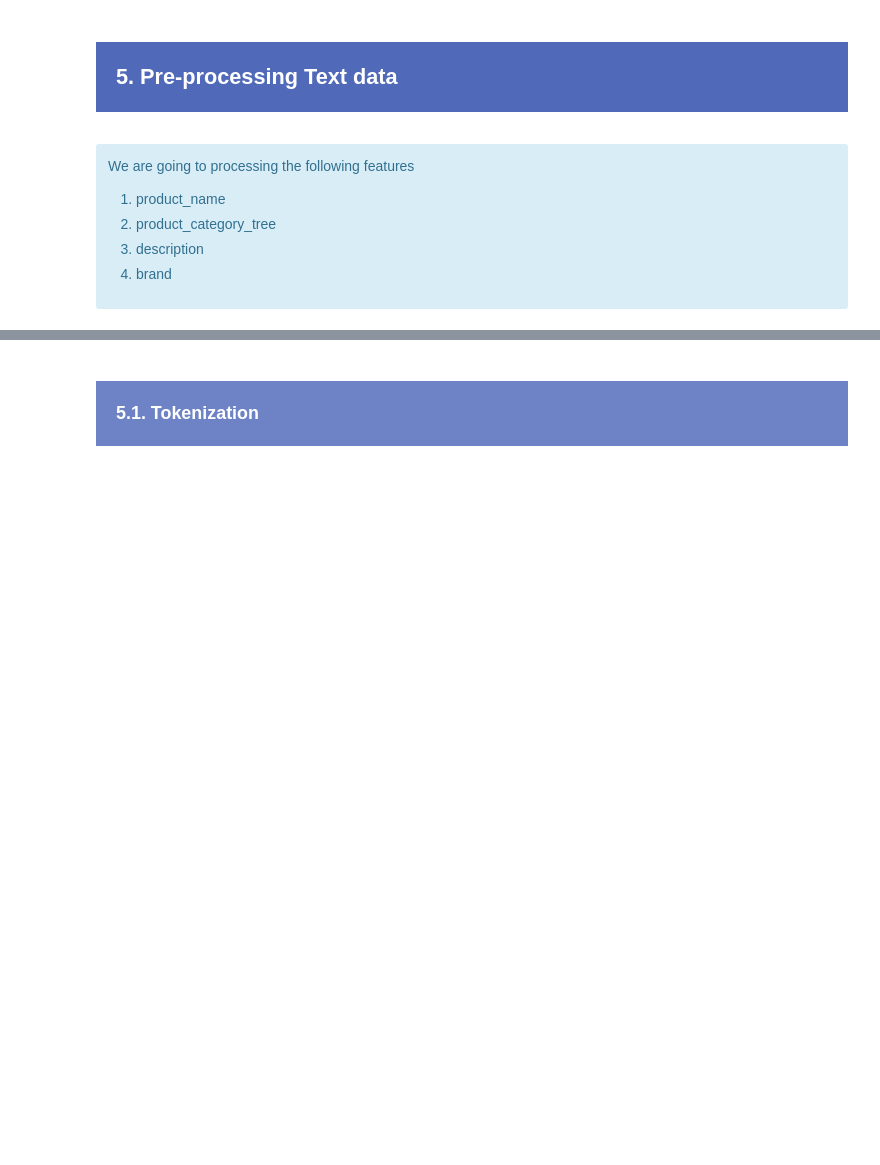
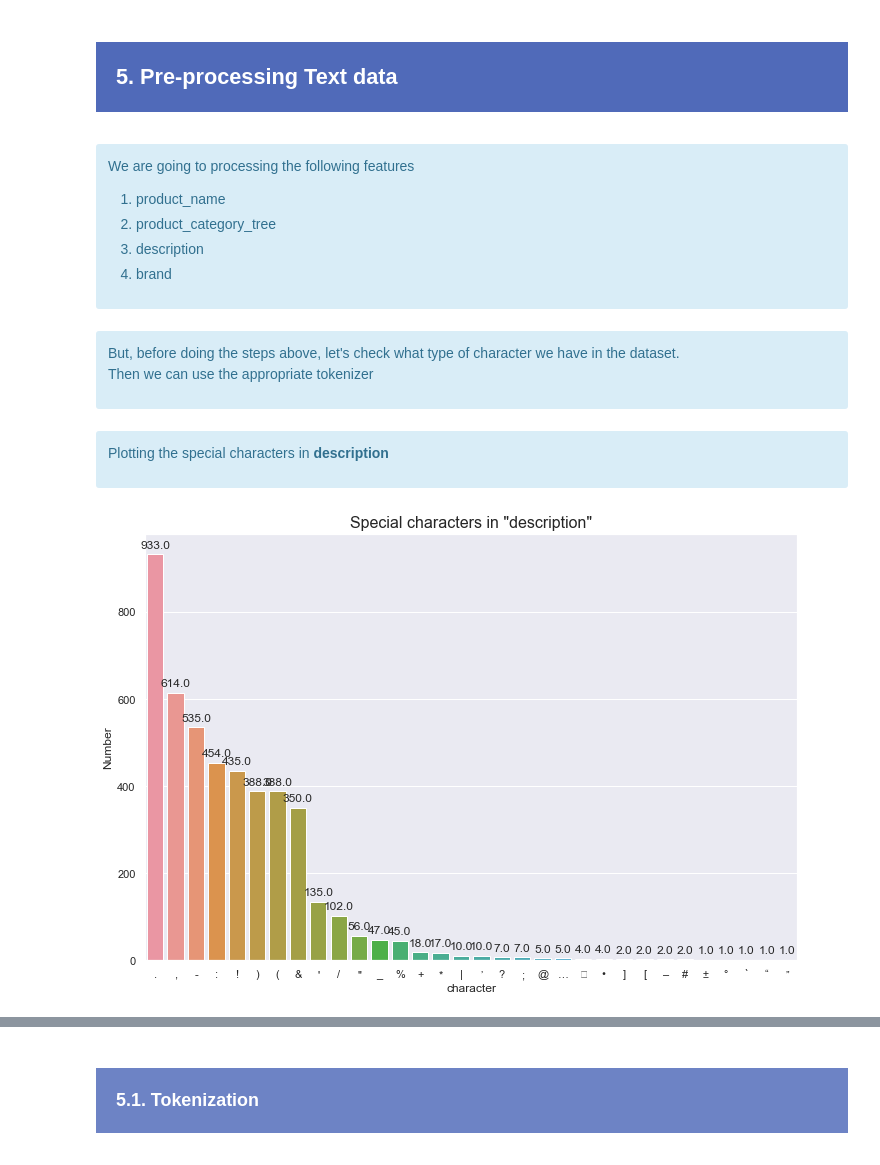
Before and after one commit to samirhinojosa/OC-P6-automatically-classify-consumer-goods, a Jupyter notebook: text_analysis_notebook.ipynb, the cells around one changed output, grey strips where cells are left out. Saved outputs shown, nothing was run; the diff lists cells and outputs as text; code cells hidden in the pictures; blank space fills up the shorter version.

```diff
--- a/text_analysis_notebook.ipynb
+++ b/text_analysis_notebook.ipynb
@@ -441,0 +449,4 @@ Detailed analysis of df_data dataset
+# %% [markdown]
+<div class="alert alert-block alert-info">
+    <p>But, before doing the steps above, let's check what type of character we have in the dataset.<br>Then we can use the appropriate tokenizer</p>
+</div>
@@ -441,0 +484,17 @@ Detailed analysis of df_data dataset
+# %% [markdown]
+<div class="alert alert-block alert-info">
+    <p>Plotting the special characters in <b>description</b></p>
+</div>
+# %%
+fig = plt.figure(figsize=(10, 7))
+plot = sns.barplot(x=df_description_special["character"], y=df_description_special["number"])
+for p in plot.patches:
+    plot.annotate(format(p.get_height(), ".1f"), (p.get_x() + p.get_width() / 2., p.get_height()),
+                    ha="center", va="center", xytext=(0, 9), textcoords="offset points")
+plt.ylabel("Number", size=12)
+plt.xlabel("character", size=12)
+plt.title("Special characters in \"description\"", size=16)
+plt.tight_layout()
+plt.show()
+# %% [output]
+[figure, added]
```
Also changed, not shown: parts of 90 cells of this notebook, 4 other files.
